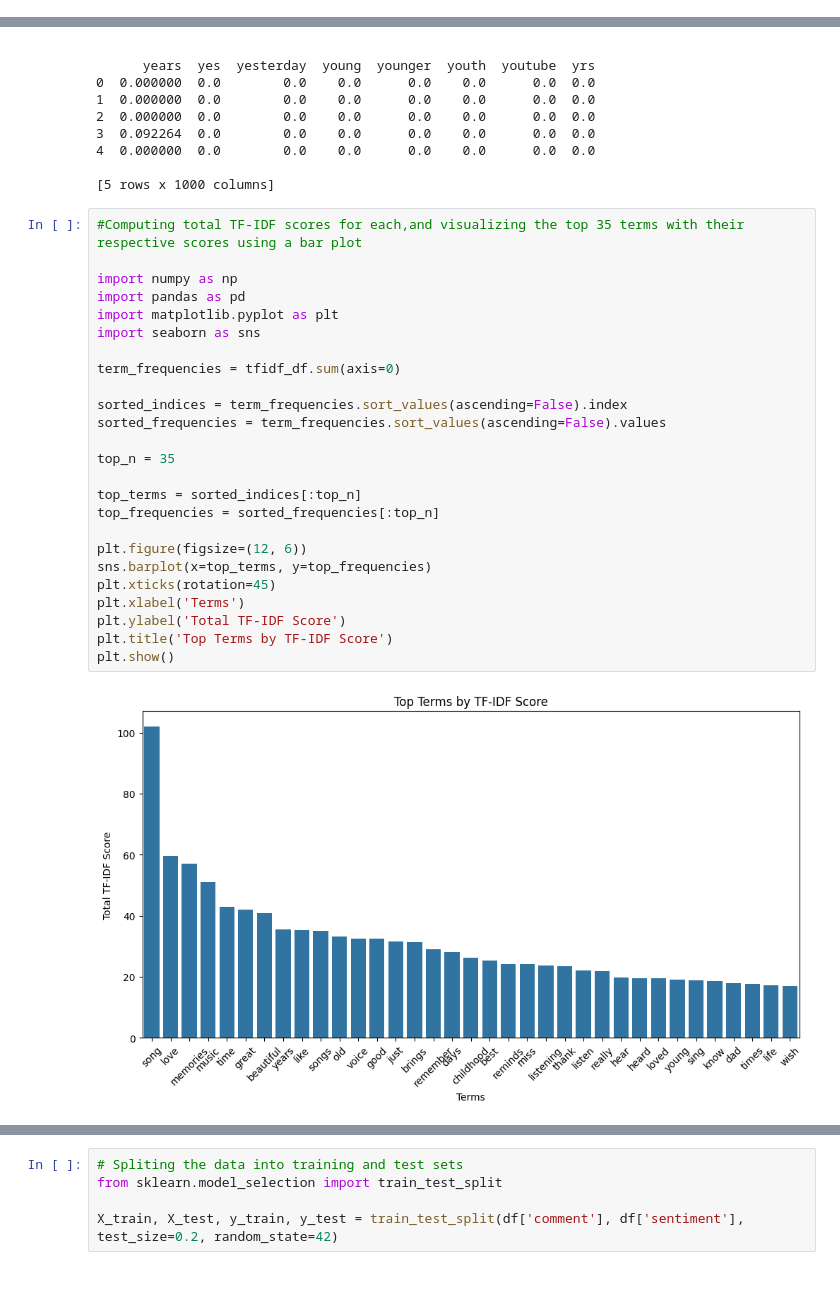
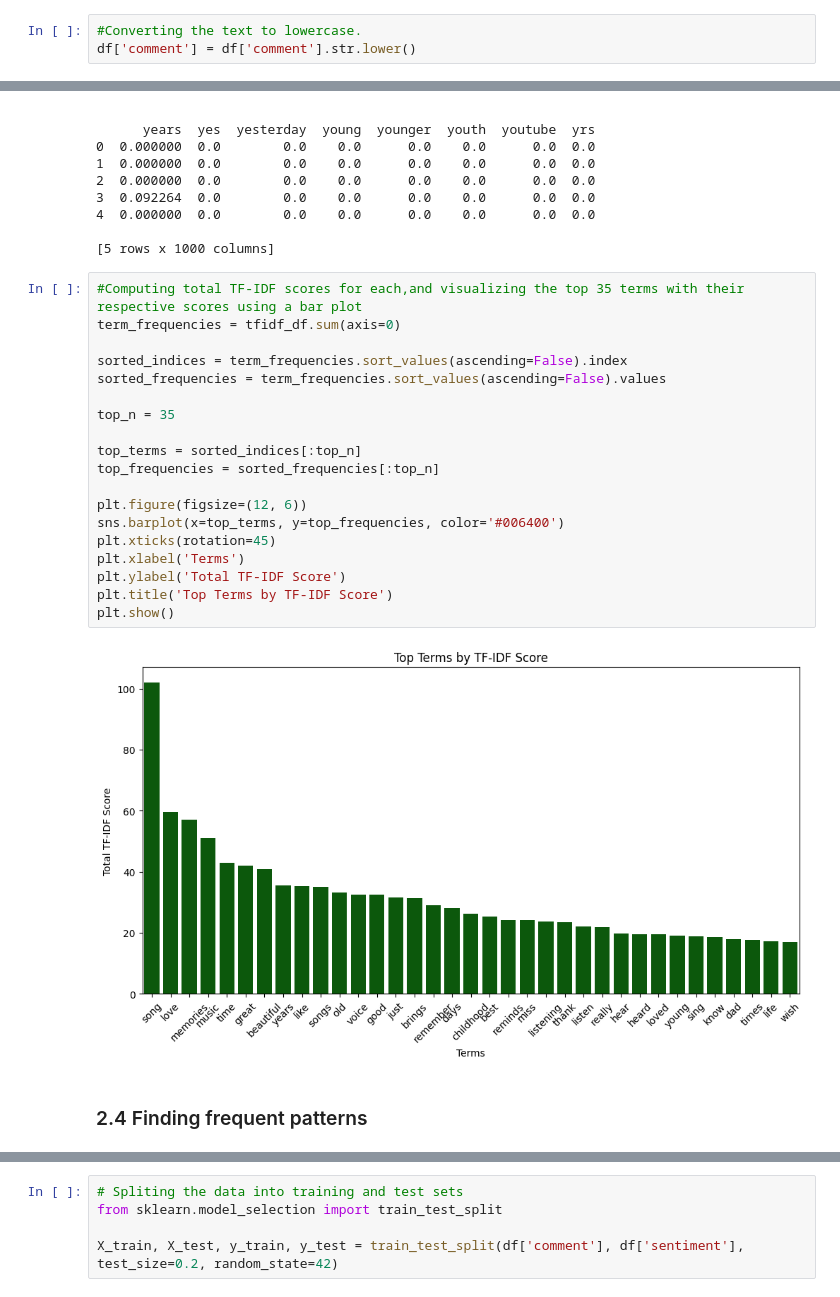
Before and after one commit to ErkaGlt/DM2024-Lab1-Homework, a Jupyter notebook: DM2024-Lab1-Homework_1.ipynb, the cells around one changed output, grey strips where cells are left out. Drawn from its saved outputs; the diff is of its cells as text.

```diff
--- a/DM2024-Lab1-Homework_1.ipynb
+++ b/DM2024-Lab1-Homework_1.ipynb
@@ -178,0 +198,3 @@ for sentiment in df['sentiment'].unique():
+# %%
+#Converting the text to lowercase.
+df['comment'] = df['comment'].str.lower()
@@ -237,28 +300,24 @@ print(tfidf_df.head())
 [5 rows x 1000 columns]
 # %%
 #Computing total TF-IDF scores for each,and visualizing the top 35 terms with their respective scores using a bar plot
-
-import numpy as np
-import pandas as pd
-import matplotlib.pyplot as plt
-import seaborn as sns
-
 term_frequencies = tfidf_df.sum(axis=0)
 
 sorted_indices = term_frequencies.sort_values(ascending=False).index
 sorted_frequencies = term_frequencies.sort_values(ascending=False).values
 
 top_n = 35
 
 top_terms = sorted_indices[:top_n]
 top_frequencies = sorted_frequencies[:top_n]
 
 plt.figure(figsize=(12, 6))
-sns.barplot(x=top_terms, y=top_frequencies)
+sns.barplot(x=top_terms, y=top_frequencies, color='#006400')
 plt.xticks(rotation=45)
 plt.xlabel('Terms')
 plt.ylabel('Total TF-IDF Score')
 plt.title('Top Terms by TF-IDF Score')
 plt.show()
 # %% [output]
-[figure, old version]
+[figure, new version]
+# %% [markdown]
+### 2.4 Finding frequent patterns
```
Also changed, not shown: parts of 25 cells of this notebook.
